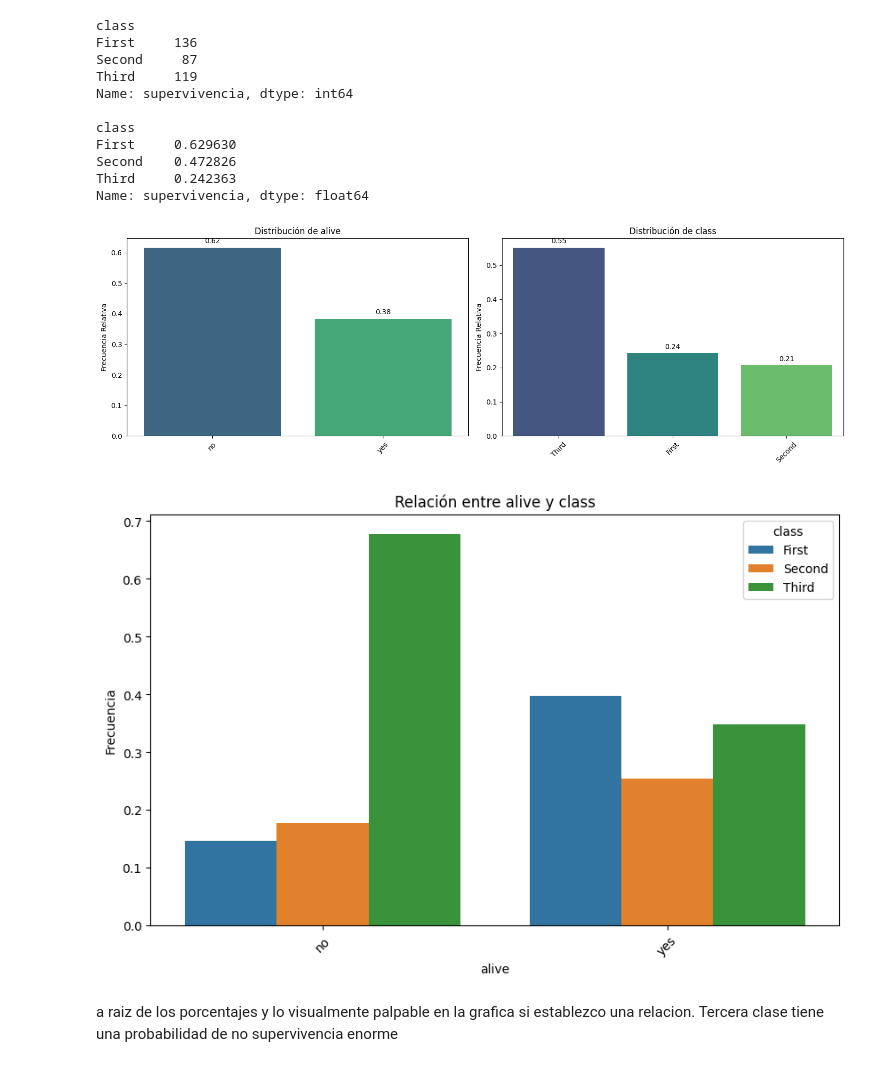
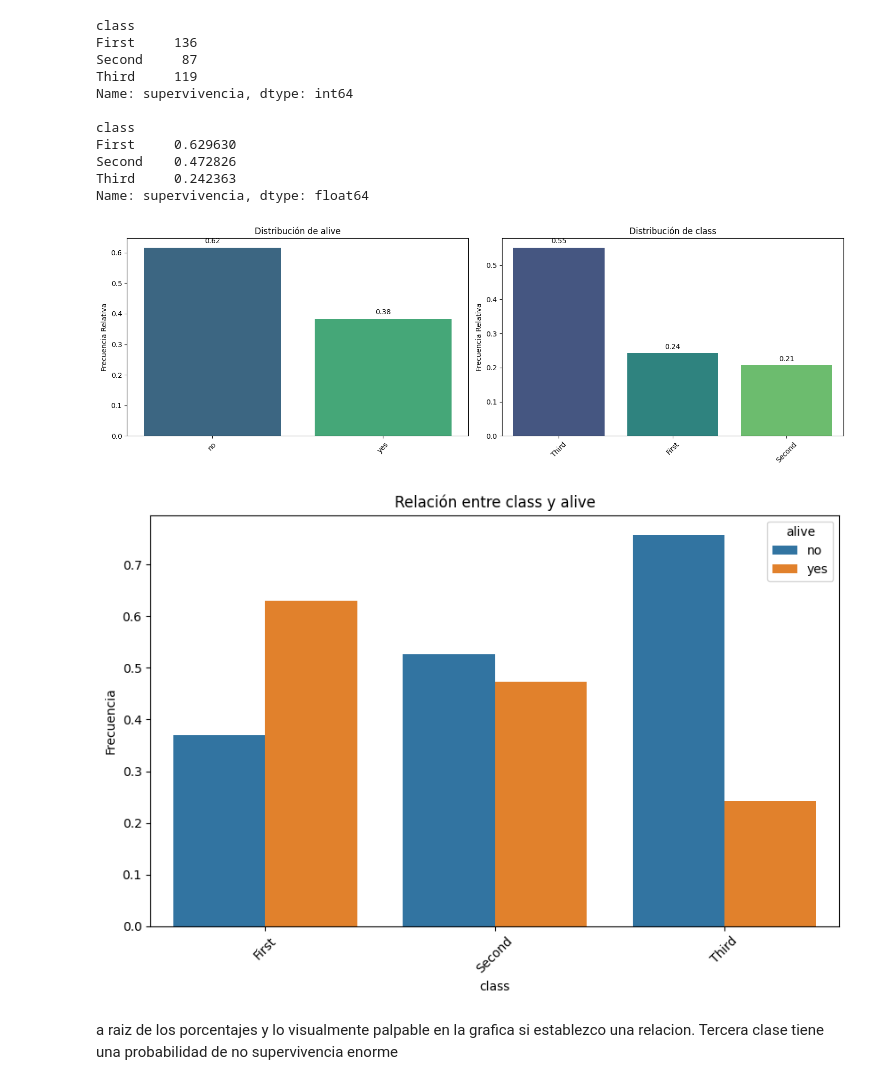
Before and after one commit to franthelad/ONLINE_DS_THEBRIDGE_FRAN_PASTOR, a Jupyter notebook: Sprint_07/Unidad_02/Practica_Obligatoria/18_Practica_Obligatoria_Multivariante.ipynb, the cells around one changed output. Cells and saved outputs as stored; diff of their text form; code cells hidden in the pictures.

```diff
--- a/Sprint_07/Unidad_02/Practica_Obligatoria/18_Practica_Obligatoria_Multivariante.ipynb
+++ b/Sprint_07/Unidad_02/Practica_Obligatoria/18_Practica_Obligatoria_Multivariante.ipynb
@@ -203,10 +203,10 @@ Third     0.242363
 Name: supervivencia, dtype: float64
 # %%
 pinta_distribucion_categoricas(df_titanic,["alive","class"], relativa= True, mostrar_valores= True)
-plot_categorical_relationship_fin(df_titanic, 'alive', 'class', relative_freq= True)
+plot_categorical_relationship_fin(df_titanic, 'class', 'alive', relative_freq= True)
 # %% [output]
 [figure]
-[figure, old version]
+[figure, new version]
 # %% [markdown]
 a raiz de los porcentajes y lo visualmente palpable en la grafica si establezco una relacion. Tercera clase tiene una probabilidad de no supervivencia enorme
 # %% [markdown]
```
Also changed, not shown: parts of 2 cells of this notebook, 16 other files.
